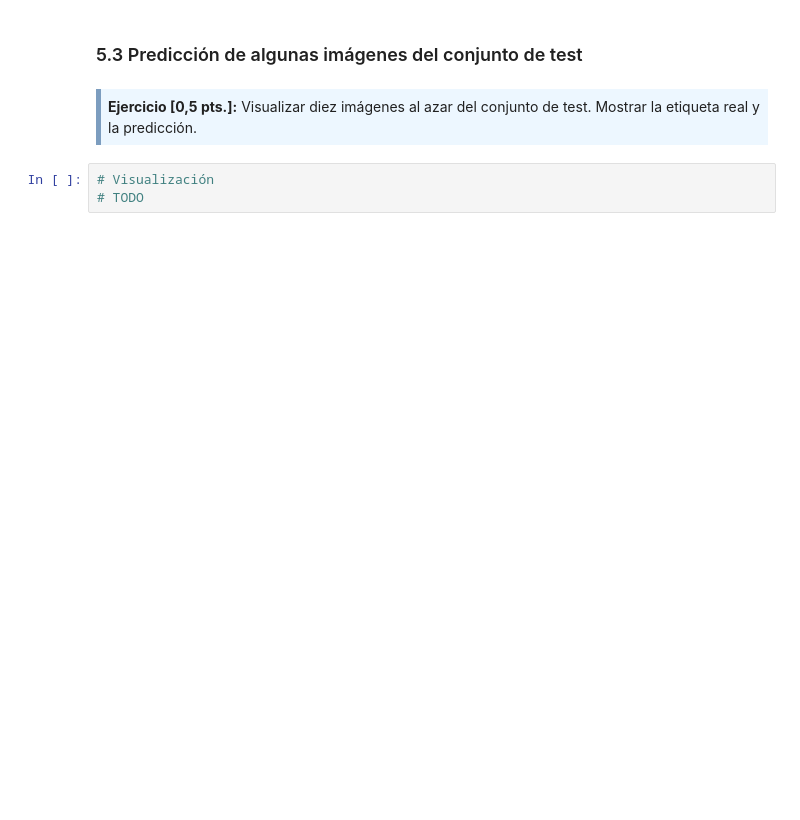
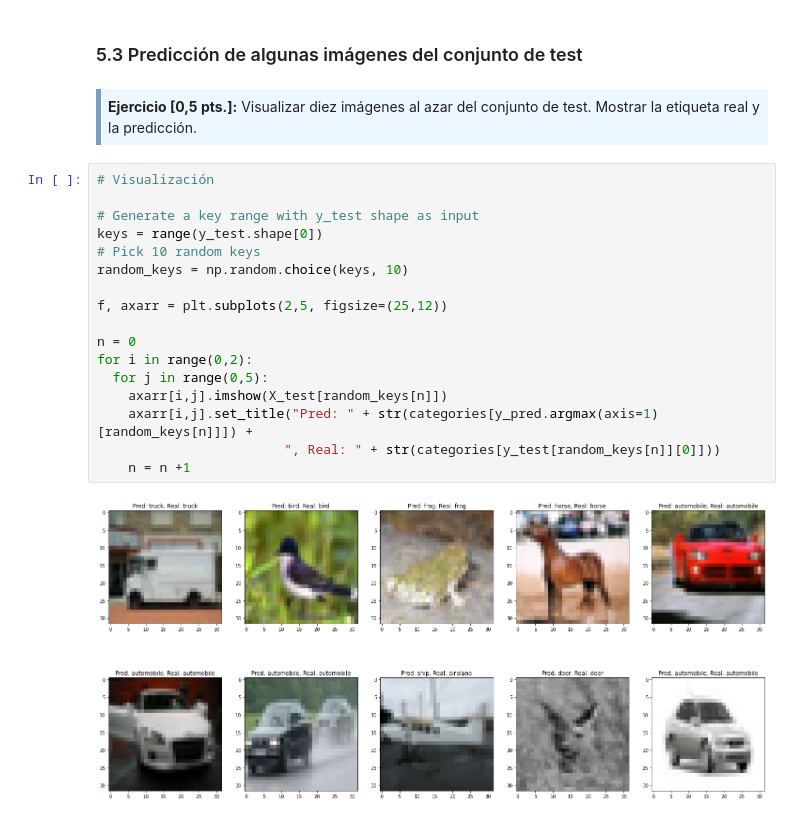
Before and after one commit to mtablado/uoc2022_deeplearning_pec2, a Jupyter notebook: 20212_M2.875_PEC2-mtabladol.ipynb, the cells around one changed output. Drawn from its saved outputs; the diff is of its cells as text; blank space fills up the shorter version.

```diff
--- a/20212_M2.875_PEC2-mtabladol.ipynb
+++ b/20212_M2.875_PEC2-mtabladol.ipynb
@@ -858,6 +870,22 @@ plt.show()
 <div style="background-color: #EDF7FF; border-color: #7C9DBF; border-left: 5px solid #7C9DBF; padding: 0.5em;">
 <strong>Ejercicio [0,5 pts.]:</strong> Visualizar diez imágenes al azar del conjunto de test. Mostrar la etiqueta real y la predicción.
 </div>
-# %%
-# Visualización
-# TODO
+# %%
+# Visualización
+
+# Generate a key range with y_test shape as input
+keys = range(y_test.shape[0])
+# Pick 10 random keys
+random_keys = np.random.choice(keys, 10)
+
+f, axarr = plt.subplots(2,5, figsize=(25,12))
+
+n = 0
+for i in range(0,2):
+  for j in range(0,5):
+    axarr[i,j].imshow(X_test[random_keys[n]])
+    axarr[i,j].set_title("Pred: " + str(categories[y_pred.argmax(axis=1)[random_keys[n]]]) +
+                        ", Real: " + str(categories[y_test[random_keys[n]][0]]))
+    n = n +1
+# %% [output]
+[figure, added]
```
Also changed, not shown: parts of 4 cells of this notebook.
